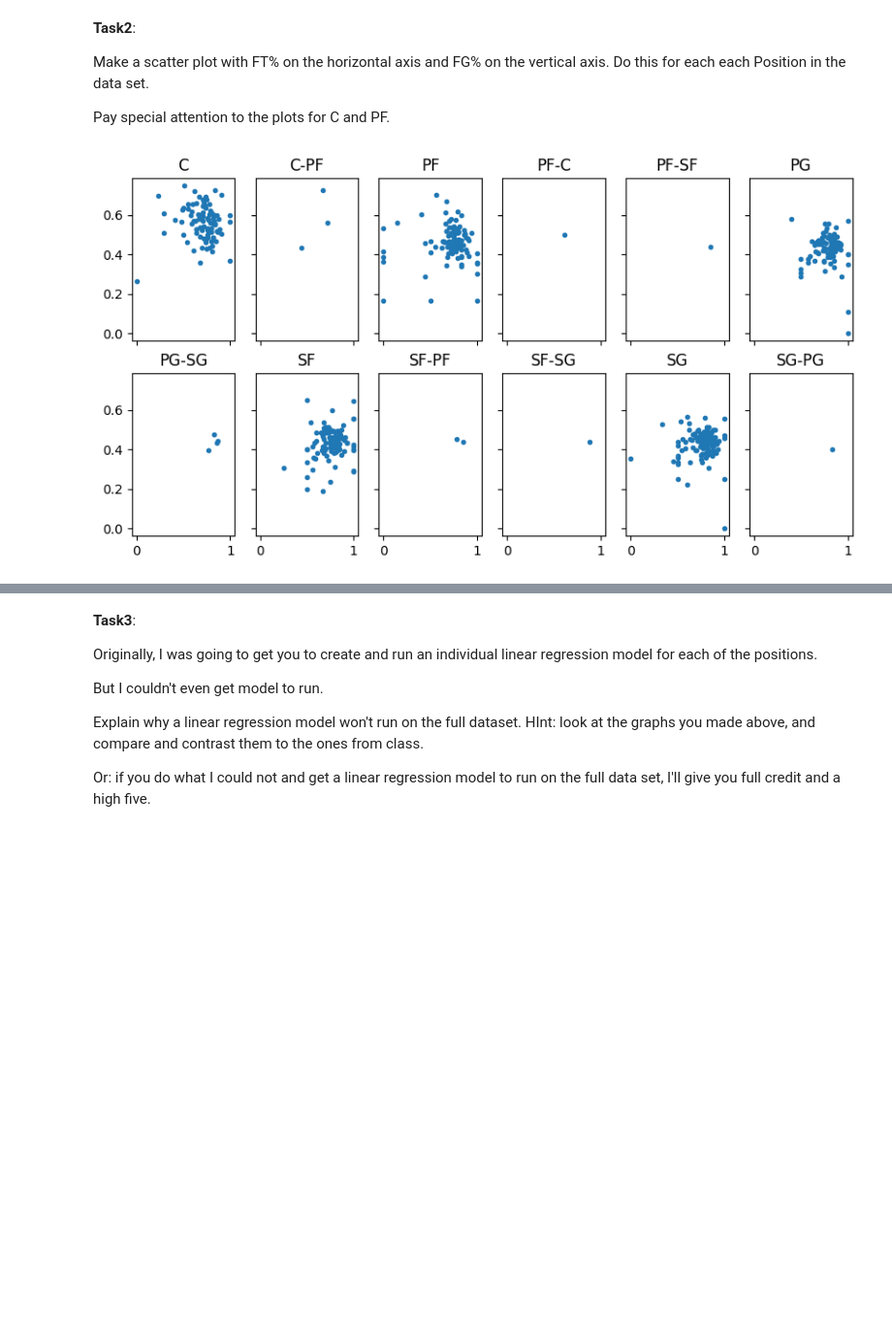
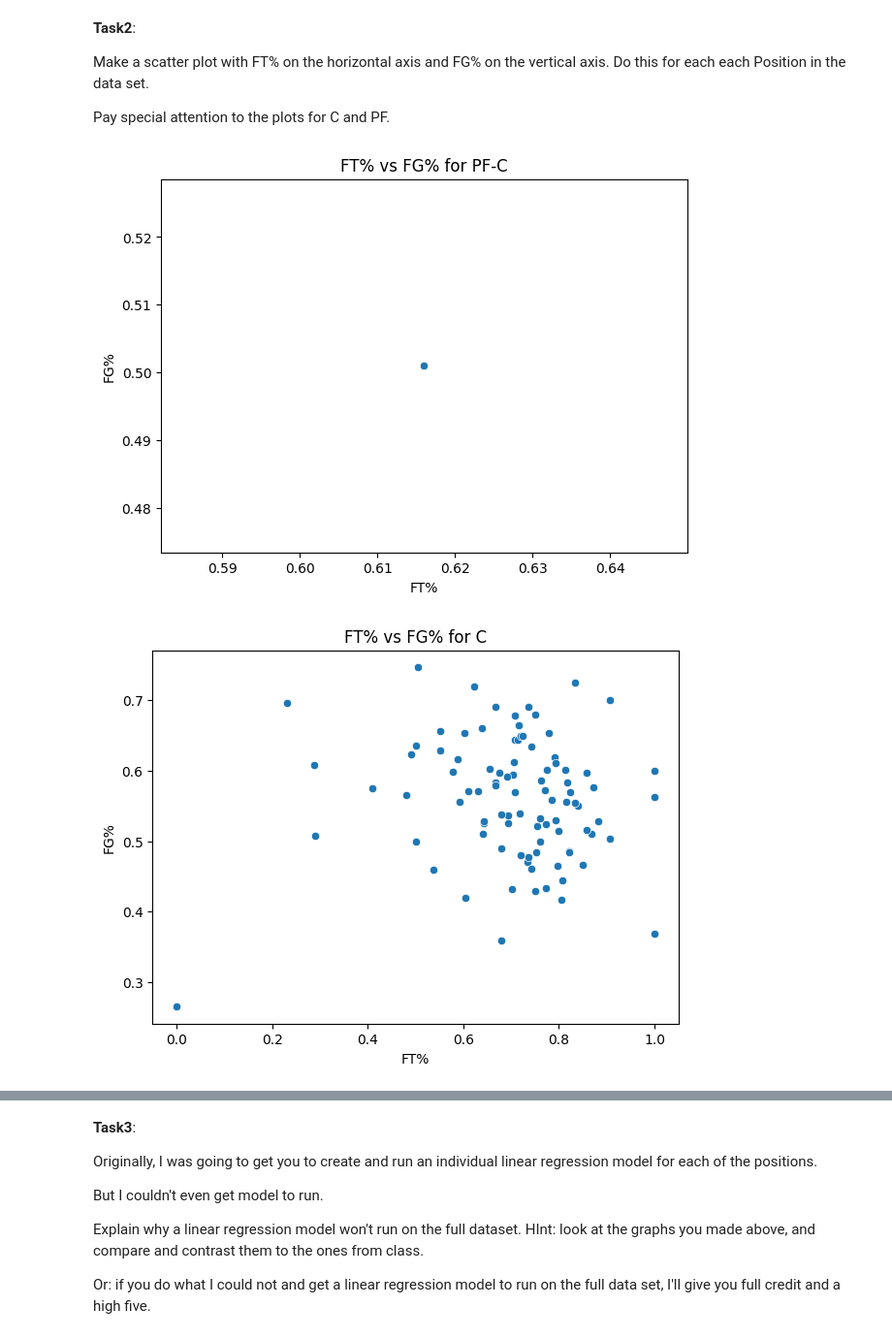
Before and after one commit to Tookss55/DS, a Jupyter notebook: Unit5/Unit5ExercisesSF.ipynb, the cells around one changed output, grey strips where cells are left out. Shown at 97% size. Saved outputs shown, nothing was run; the diff lists cells and outputs as text; code cells hidden in the pictures; blank space fills up the shorter version.

```diff
--- a/Unit5/Unit5ExercisesSF.ipynb
+++ b/Unit5/Unit5ExercisesSF.ipynb
@@ -76,25 +77,14 @@ You can also see that free throw percentages are usually higher than field goal
 Make a scatter plot with FT% on the horizontal axis and FG% on the vertical axis. Do this for each each Position in the data set.
 
 Pay special attention to the plots for C and PF.
-# %%
-#this is an array for the positions of the players
-pos_idx = basketball.Pos.cat.codes.values
-pos_codes = basketball.Pos.cat.categories
-
-#puts coords in a dict, so pymc can read them
-bb_coords = {"pos": pos_codes}
-
-
-#set up
-_, ax = plt.subplots(2, 6, figsize=(10, 5), sharex=True, sharey=True)
-ax = np.ravel(ax)
-
-#now this will make a scatter plot for each position
-for i, p in enumerate(pos_codes):
-    ax[i].scatter(
-        x = basketball.query('Pos == @p')['FT%'],
-        y =  basketball.query('Pos == @p')['FG%'],
-        marker=".")
-    ax[i].set_title(f"{p}")
-# %% [output]
-[figure, removed]
+# %%
+positions = basketball['Pos'].unique()
+for p in positions:
+    subset = basketball[basketball['Pos'] == p]
+    plt.figure(figsize=(7,5))
+    sns.scatterplot(data=subset, x="FT%", y="FG%")
+    plt.title(f"FT% vs FG% for {p}")
+    plt.show()
+# %% [output]
+[figure, added]
+[figure, added]
```
Also changed, not shown: parts of 11 cells of this notebook.
